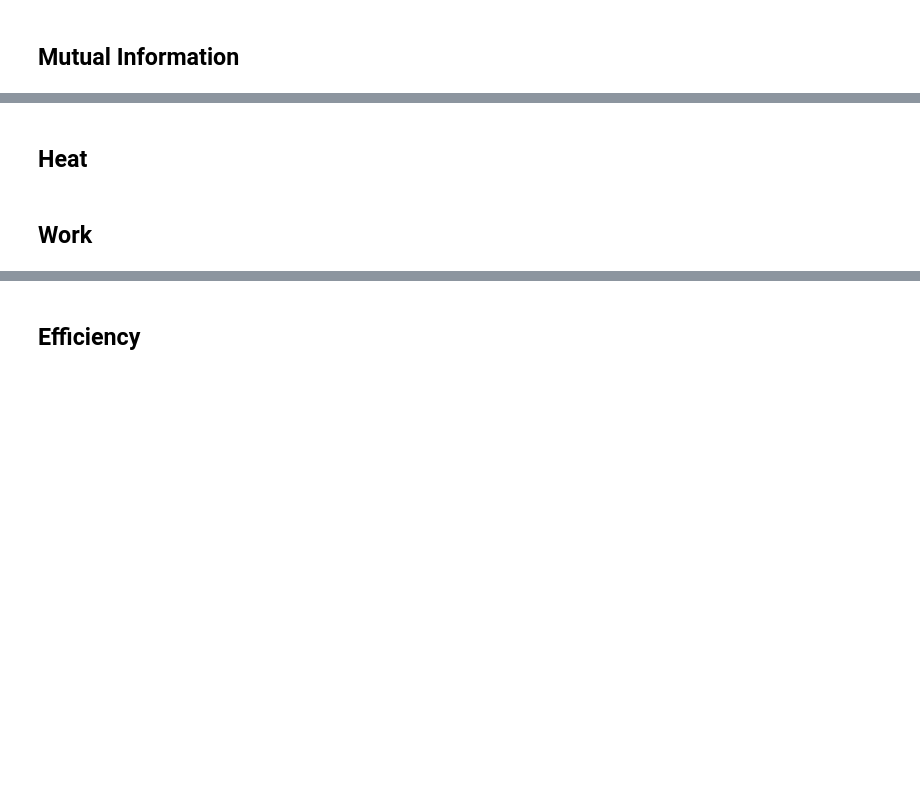
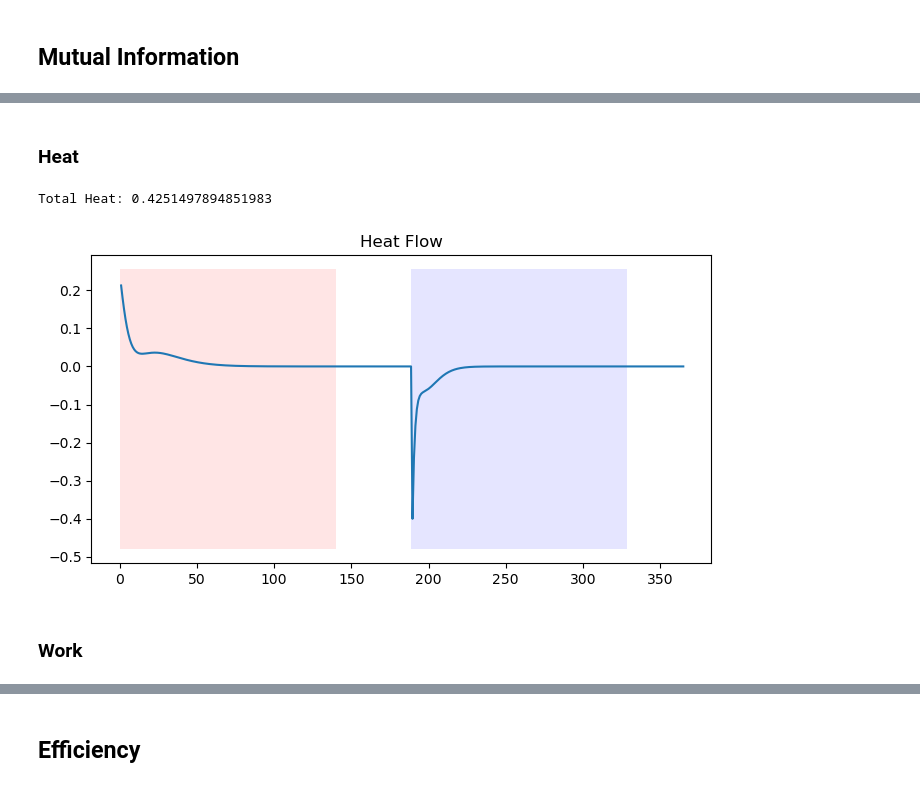
Before and after one commit to fedesss98/phaseonium-thermodynamics, a Jupyter notebook: julia/08-analyze-cascade-py.ipynb, the cells around one changed output, grey strips where cells are left out. Saved outputs shown, nothing was run; the diff lists cells and outputs as text; code cells hidden in the pictures; blank space fills up the shorter version.

```diff
--- a/julia/08-analyze-cascade-py.ipynb
+++ b/julia/08-analyze-cascade-py.ipynb
@@ -29,38 +83,4 @@ def plot_observable(x, y, ymin=None, ymax=None, label=None, ax=None, title=None)
 def plot_stroke_overlays(ax, ymin, ymax):
     ax.fill_betweenx([ymin, ymax], 0, cycle_steps[0], alpha=0.1, fc='r')
     ax.fill_betweenx([ymin, ymax], secondstroke_t, thirdstroke_t, alpha=0.1, fc='b')
-# %%
-root = Path("./cascade_20D_I2")
-with open(root / "config.toml", "rb") as f:
-    config = tomli.load(f)
-
-NDIMS = config["dims"]
-dt = config["dt"]
-alpha = config["cavity"]["alpha"]
-
-isochore_steps = config["stroke_time"]["isochore"]
-isochore_samplings = config["samplings"]["isochore"]
-adiabatic_samplings = config["samplings"]["adiabatic"]
-
-system_evolution = np.load(root / "cascade_evolution_1cycle.npz")
-cavities_evolution = np.load(root / "cavities_evolution_1cycle.npz")
-
-cycle_steps = np.load(root / "cycle_steps.npy")[1:]
-
-samplings = sorted(system_evolution.files, key=lambda x: int(x))
-
-firststroke_t = cycle_steps[0]
-secondstroke_t = sum(cycle_steps[0:2]) + dt
-thirdstroke_t = sum(cycle_steps[0:3]) + dt
-fourthstroke_t = sum(cycle_steps[0:4]) + dt
-
-samplings_times = [
-    np.linspace(0, firststroke_t, isochore_samplings),
-    np.linspace(firststroke_t + dt, secondstroke_t, adiabatic_samplings),
-    np.linspace(secondstroke_t + dt, thirdstroke_t, isochore_samplings),
-    np.linspace(thirdstroke_t + dt, fourthstroke_t, adiabatic_samplings)
-]
-
-# Flatten
-sampling_times = np.array([x for l in samplings_times for x in l])
 # %%
@@ -110,4 +299,18 @@ ax = plot_observable(sampling_times, mutinf)
 # %% [markdown]
-## Heat
+### Heat
+# %%
+# Calculate total heat by Alicki's definition
+_, total_heat, _, heat = alickis_definition(s_evolution, h_evolution, energy)
+
+ax = plot_observable(sampling_times[1:], np.real(heat))
+ax.set_title("Heat Flow")
+
+print(f"Total Heat: {np.real(total_heat)}")
+
+plt.savefig(OUTPUT / "heat.png")
+plt.savefig(OUTPUT / "heat.pdf")
+# %% [output]
+Total Heat: 0.4251497894851983
+[figure, added]
 # %% [markdown]
-## Work
+### Work
```
Also changed, not shown: parts of 13 cells of this notebook, 41 other files.
